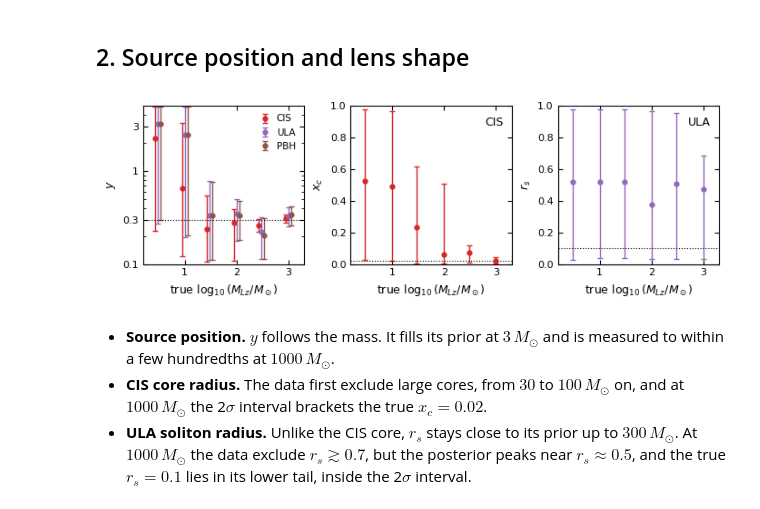
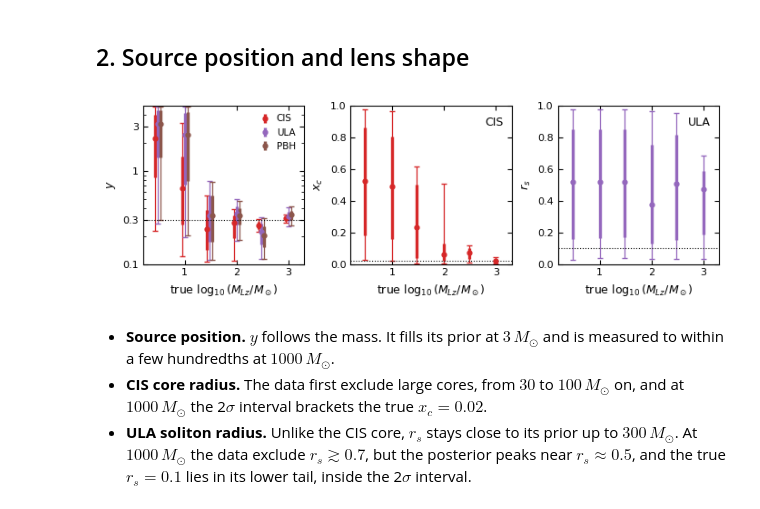
Before and after one commit to ninoephremidze/infer_with_FIONA, a Jupyter notebook: notebooks/03_mass_scans.ipynb, the cells around one changed output. Saved outputs shown, nothing was run; the diff lists cells and outputs as text; code cells hidden in the pictures.

Commit message:
Notebook 03: show 1-sigma and 2-sigma credible intervals in the mass-scan figures
Co-Authored-By: Claude Opus 5.5 <noreply@anthropic.com>

```diff
--- a/notebooks/03_mass_scans.ipynb
+++ b/notebooks/03_mass_scans.ipynb
@@ -71,15 +71,22 @@ def interval(x, lo=2.275, hi=97.725):
     return np.percentile(x, [lo, 50, hi])
 
 
+def sigma_bars(ax, x, samples_list, color, label=None):
+    # median with the central 1-sigma (thick) and 2-sigma (thin, capped) credible intervals
+    q = np.array([np.percentile(s, [2.275, 15.865, 50, 84.135, 97.725]) for s in samples_list])
+    ax.errorbar(x, q[:, 2], yerr=[q[:, 2] - q[:, 0], q[:, 4] - q[:, 2]], fmt='none', ecolor=color,
+                elinewidth=0.9, capsize=2)
+    ax.errorbar(x, q[:, 2], yerr=[q[:, 2] - q[:, 1], q[:, 3] - q[:, 2]], fmt='o', ms=3.5, color=color,
+                elinewidth=2.4, capsize=0, label=label)
+
+
 truth = np.log10(MASSES)
 with plt.rc_context(PUB):
     fig, axes = plt.subplots(1, 3, figsize=(7.0, 2.4), sharey=True)
     for ax, (lens, (_, _, color)) in zip(axes, LENSES.items()):
-        q = np.array([interval(np.log10(samples[lens, M]['MLz'])) for M in MASSES])
         ax.axhspan(np.log10(0.1), np.log10(2000), color='0.93', lw=0, zorder=0)
         ax.plot([0, 3.3], [0, 3.3], 'k:', lw=0.8)
-        ax.errorbar(truth, q[:, 1], yerr=[q[:, 1] - q[:, 0], q[:, 2] - q[:, 1]], fmt='o', ms=3.5, color=color,
-                    capsize=2, elinewidth=1)
+        sigma_bars(ax, truth, [np.log10(samples[lens, M]['MLz']) for M in MASSES], color)
         ax.set(xlabel=r'true $\log_{10}(M_{Lz}/M_\odot)$', xlim=(0.2, 3.3), ylim=(-1.1, 3.5))
         ax.text(0.95, 0.06, lens, transform=ax.transAxes, ha='right', va='bottom', fontsize=9)
     axes[0].set_ylabel(r'recovered $\log_{10}(M_{Lz}/M_\odot)$')
@@ -97,32 +104,28 @@ The three lenses share the injection and the noise realization, and at a given m
 # %%
 offsets = dict(CIS=-0.05, ULA=0.0, PBH=0.05)
 with plt.rc_context(PUB):
     fig, axes = plt.subplots(1, 3, figsize=(7.0, 2.4))
     for lens, (_, _, color) in LENSES.items():
-        q = np.array([interval(samples[lens, M]['y']) for M in MASSES])
-        axes[0].errorbar(truth + offsets[lens], q[:, 1], yerr=[q[:, 1] - q[:, 0], q[:, 2] - q[:, 1]],
-                         fmt='o', ms=3.5, color=color, capsize=2, elinewidth=1, label=lens)
+        sigma_bars(axes[0], truth + offsets[lens], [samples[lens, M]['y'] for M in MASSES], color, label=lens)
     axes[0].axhline(Y_TRUE, color='k', lw=0.8, ls=':')
     axes[0].set(ylabel='$y$', yscale='log', ylim=(0.1, 5))
     axes[0].set_yticks([0.1, 0.3, 1, 3]); axes[0].set_yticklabels(['0.1', '0.3', '1', '3'])
     axes[0].yaxis.set_minor_formatter(plt.NullFormatter())
     axes[0].legend(frameon=False, loc='upper right', handletextpad=0.2)
 
     for ax, lens in zip(axes[1:], ['CIS', 'ULA']):
         shape, label, color = LENSES[lens]
-        q = np.array([interval(samples[lens, M]['lp']) for M in MASSES])
-        ax.errorbar(truth, q[:, 1], yerr=[q[:, 1] - q[:, 0], q[:, 2] - q[:, 1]], fmt='o', ms=3.5, color=color,
-                    capsize=2, elinewidth=1)
+        sigma_bars(ax, truth, [samples[lens, M]['lp'] for M in MASSES], color)
         ax.axhline(shape, color='k', lw=0.8, ls=':')
         ax.set(ylabel=label, ylim=(0, 1))
         ax.text(0.95, 0.93, lens, transform=ax.transAxes, ha='right', va='top', fontsize=9)
     for ax in axes:
         ax.set(xlabel=r'true $\log_{10}(M_{Lz}/M_\odot)$', xlim=(0.2, 3.3))
     fig.tight_layout(w_pad=0.8)
     fig.savefig(paths.FIGURES_DIR / 'mass_scan_y_shape.png', dpi=300, bbox_inches='tight')
     plt.show()
 # %% [output]
-[figure, old version]
+[figure, new version]
 # %% [markdown]
 - **Source position.** $y$ follows the mass. It fills its prior at $3\,M_\odot$ and is measured to within a few hundredths at $1000\,M_\odot$.
 - **CIS core radius.** The data first exclude large cores, from $30$ to $100\,M_\odot$ on, and at $1000\,M_\odot$ the 2$\sigma$ interval brackets the true $x_c = 0.02$.
```
Also changed, not shown: parts of 2 cells of this notebook.
